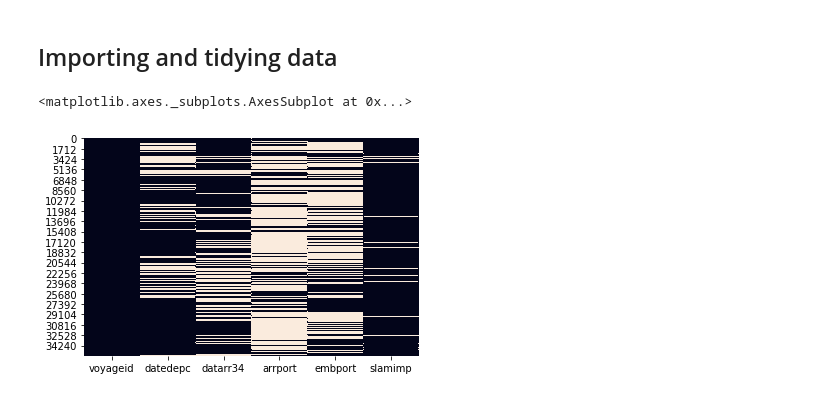
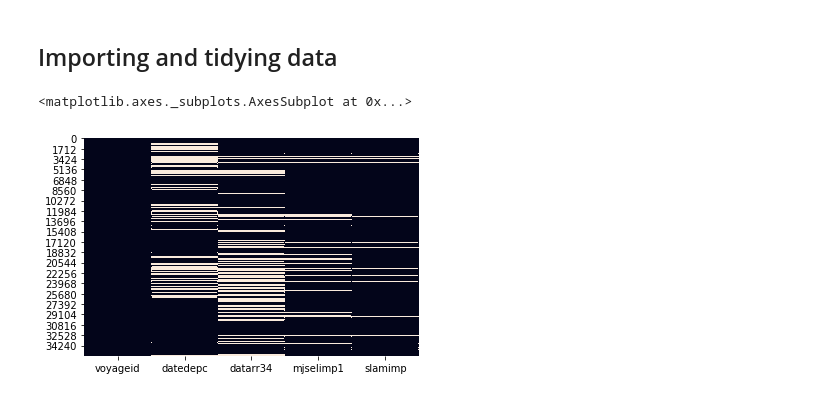
Before and after one commit to Basmatz/Spiced-bootcamp, a Jupyter notebook: Week_1/DataVizProject/Exploration of Slave Trade Data.ipynb, the cells around one changed output. Drawn from its saved outputs; the diff is of its cells as text; code cells hidden in the pictures.

Commit message:
first version of Slave Trade Data Analysis

```diff
--- a/Week_1/DataVizProject/Exploration of Slave Trade Data.ipynb
+++ b/Week_1/DataVizProject/Exploration of Slave Trade Data.ipynb
@@ -22,30 +18,40 @@ trade_raw = pd.read_csv('SlaveTrade_2016.csv')
+# %%
+# explore
+# list(trade_raw.columns)
+
+trade_raw = trade_raw.replace(' ', np.nan)
+
+# sns.heatmap(trade_raw.isnull(),cbar=False)
 # %%
 # select the most interesting columns
+# spss code book available here:
+# https://slavevoyages.org/voyage/downloads#full-versions-of-the-trans-atlantic-slave-trade-database/0/en/
+
 keep_cols = ['voyageid',     # unique id for voyage
              'datedepc',     # year departed
              'datarr34',    # year arrived
-             'arrport',      # where ship arrived -- unfortunately I can't access the keys!
-             'embport',      # where ship embarked on journey
+             'mjselimp1',      # Imputed principal place of slave disembarkation -- broad region
+#             'embport',      # where ship embarked on journey -- for later use
              'slamimp',      # imputed number of enslaved people on board
 #             'jamcaspr'      # Sterling cash price (of slaves) in Jamaica -- Not enough data here tbh
             ]
 
-# throw out all but these columns;
+# throw out all but these columns
 trade = trade_raw[keep_cols]
 
 # original format encodes missing data as ' ' rather than NA; fix this
 # https://stackoverflow.com/questions/54508137/check-if-pandas-dataframe-cell-contains-certain-string
 trade = trade.replace(' ', np.nan)
 
 # trade.to_csv('testing_trade.csv')
 # trade['datedepc'].unique()
 
 
 # explore NaNs using seaborn heatmap
 sns.heatmap(trade.isnull(),cbar=False)
 # %% [output]
 <matplotlib.axes._subplots.AxesSubplot at 0x...>
-[figure, old version]
+[figure, new version]
 # %%
 # how many voyages would we lose if we drop the ones that don't have a year recorded?
 (trade['datedepc'].isna().sum() / trade['datedepc'].count() ) * 100
```
Also changed, not shown: parts of 19 cells of this notebook.
